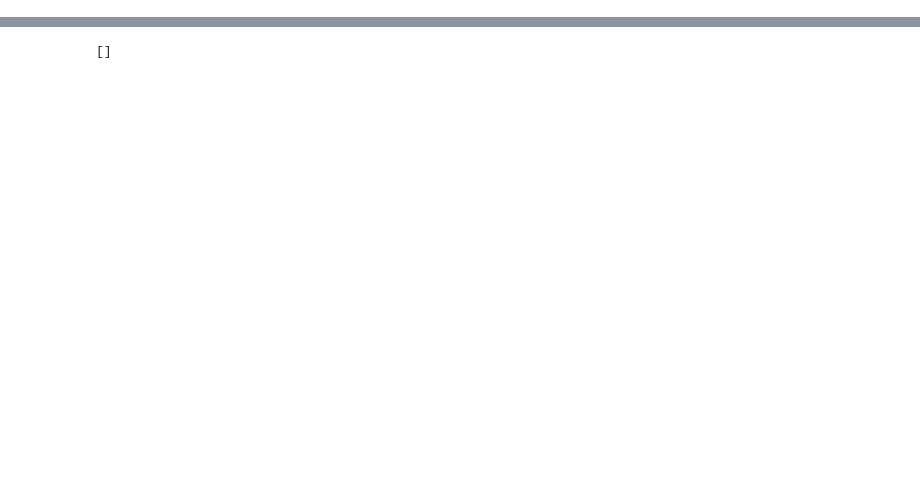
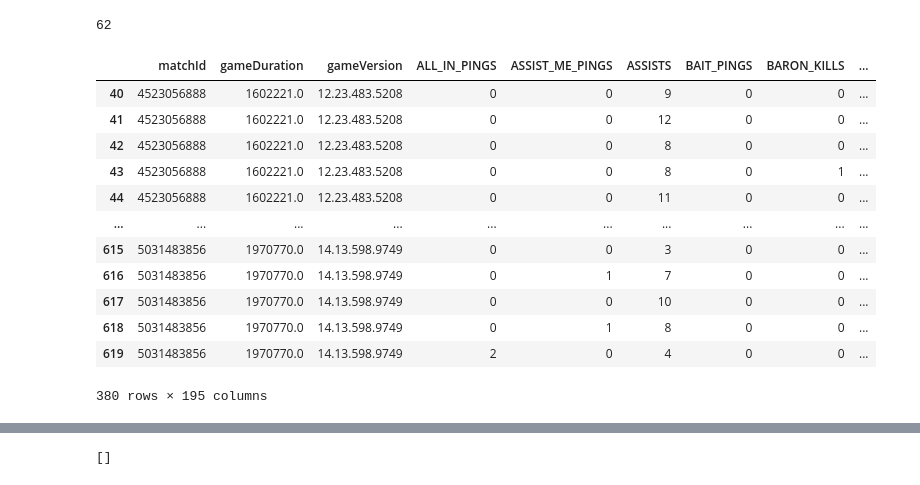
Before and after one commit to lucamenotti/5v5s, a Jupyter notebook: panda.ipynb, the cells around one changed output, grey strips where cells are left out. Drawn from its saved outputs; the diff is of its cells as text; code cells hidden in the pictures; blank space fills up the shorter version.

```diff
--- a/panda.ipynb
+++ b/panda.ipynb
@@ -87,3 +51,40 @@ df = df[df['NAME'].isin(np.array(name_g10))]
+# %%
+min_matches = 8
+
+print(unclean_df['matchId'].nunique())
+num_games = unclean_df[['matchId','NAME']].groupby('NAME').count()
+name_l10 = num_games[num_games['matchId'] < min_matches] #get the name of each player with less than min_matches games
+
+# num_games = num_games[num_games['matchId'] >= 10]
+name_g10 = num_games[num_games['matchId'] >= min_matches] #get the name of each player with more than min_matches games
+
+#add a boolean for True is player has less than min_matches and False otherwise
+s_g10 = unclean_df.copy()
+s_g10['NAME'] = np.isin(s_g10['NAME'],np.array(name_l10.index))
+unclean_df['l10'] = s_g10['NAME']
+
+# find all matches with no member with less than min_matches agmes
+df_save_lmember = unclean_df[['l10','matchId','NAME']].groupby('matchId').sum().sort_values('l10')
+matches_gmemberonly = df_save_lmember[df_save_lmember['l10'] < 1].index
+
+#keep only match information for players with more than min_matches games
+cleaned_df = unclean_df[np.isin(unclean_df['matchId'],matches_gmemberonly)]
+cleaned_df
+# %% [output]
+62
+|  | matchId | gameDuration | gameVersion | ALL_IN_PINGS | ASSIST_ME_PINGS | ASSISTS | BAIT_PINGS | BARON_KILLS | ... |
+| 40 | 4523056888 | 1602221.0 | 12.23.483.5208 | 0 | 0 | 9 | 0 | 0 | ... |
+| 41 | 4523056888 | 1602221.0 | 12.23.483.5208 | 0 | 0 | 12 | 0 | 0 | ... |
+| 42 | 4523056888 | 1602221.0 | 12.23.483.5208 | 0 | 0 | 8 | 0 | 0 | ... |
+| 43 | 4523056888 | 1602221.0 | 12.23.483.5208 | 0 | 0 | 8 | 0 | 1 | ... |
+| 44 | 4523056888 | 1602221.0 | 12.23.483.5208 | 0 | 0 | 11 | 0 | 0 | ... |
+| ... | ... | ... | ... | ... | ... | ... | ... | ... | ... |
+| 615 | 5031483856 | 1970770.0 | 14.13.598.9749 | 0 | 0 | 3 | 0 | 0 | ... |
+| 616 | 5031483856 | 1970770.0 | 14.13.598.9749 | 0 | 1 | 7 | 0 | 0 | ... |
+| 617 | 5031483856 | 1970770.0 | 14.13.598.9749 | 0 | 0 | 10 | 0 | 0 | ... |
+| 618 | 5031483856 | 1970770.0 | 14.13.598.9749 | 0 | 1 | 8 | 0 | 0 | ... |
+| 619 | 5031483856 | 1970770.0 | 14.13.598.9749 | 2 | 0 | 4 | 0 | 0 | ... |
+380 rows × 195 columns
 # %%
 multi_type = []
 for col in df.columns:
```
Also changed, not shown: parts of 14 cells of this notebook.
